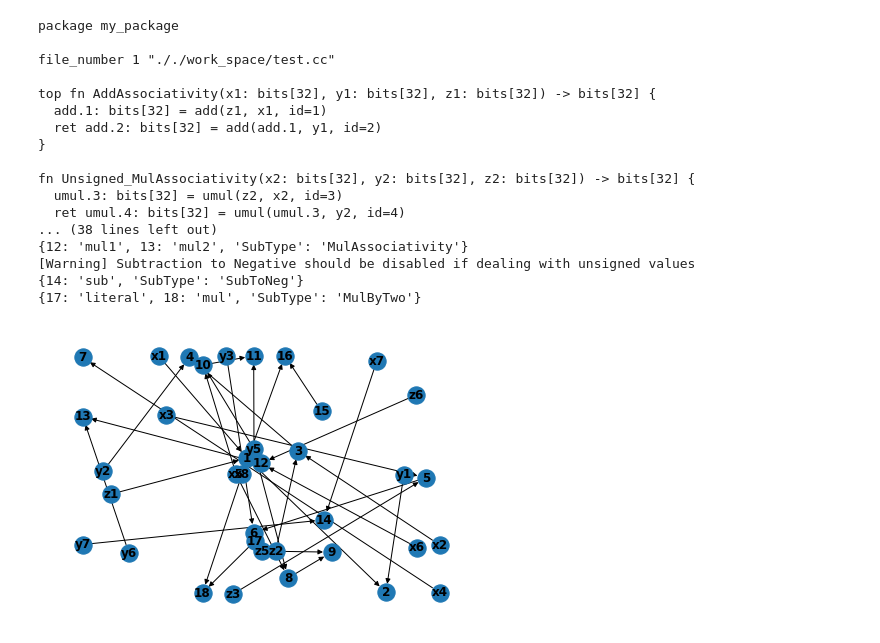
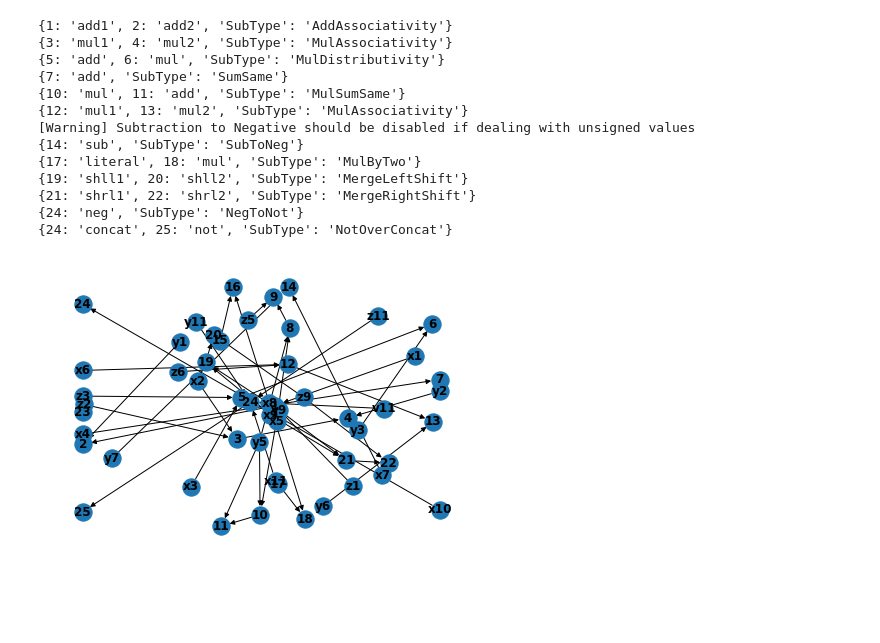
Before and after one commit to ZTTTX/XLSRL, a Jupyter notebook: third_party/graph_extraction/IR2Py2IR_test.ipynb, the cells around one changed output. Saved outputs shown, nothing was run; the diff lists cells and outputs as text; code cells hidden in the pictures; blank space fills up the shorter version.

```diff
--- a/third_party/graph_extraction/IR2Py2IR_test.ipynb
+++ b/third_party/graph_extraction/IR2Py2IR_test.ipynb
@@ -498,7 +607,7 @@ with open(file_path, 'r') as f:
     ir_content = f.read()
     ir_dict = slice_ir_by_function(ir_content)
 
-print(ir_content)
+# print(ir_content)
 
 FuncNodeDict = {}
 for fn_name, fn_content in ir_dict.items():
@@ -512,47 +621,48 @@ for fn_name, fn_content in ir_dict.items():
     FuncNodeDict[fn_name] = NodeDict
 
 SubCounter = 0
 NodeCounter = 0
 JsonOutDict = {}
 for fn_name, fn_nodes in FuncNodeDict.items():
     G = nx.DiGraph()
     G = DictToGraph(G, fn_nodes)
     G.graph['FuncName'] = fn_name
 
 
     nx.draw(G, with_labels=True, font_weight='bold')
 
     AllSubDict = match_subgraphs(G)
-    # This contains all the suggestions from the graph matcher
+    # This contains all the suggestions from the graph matcher.
+    # If we need to use E-Graph we can hook auto-generated subsitution suggestions here,
+    #     instead of using the current matcher that is hand-written
+    ResultSubDict = AllSubDict
+    # We insert some kind of suggestion function to filter the subsitution here.
+
     handler = SubsitutionHandler()
-    for SubDict in AllSubDict:
-        # If we need to add an RL controler, this would be the place to do it
+    for SubDict in ResultSubDict:
+        # We can also insert filtering model here.
         JsonOutDict[str(SubCounter)] = {}
         JsonOutDict[str(SubCounter)]['FuncName'] = fn_name
         subsitution_instruction, NodeCounter = handler.handle_subsitution(G, SubDict, NodeCounter)
         JsonOutDict[str(SubCounter)]['NodesInvolved'] = subsitution_instruction
         SubCounter += 1
         print(SubDict)
 
 
 with open('test_ins.json', 'w') as json_file:
     json.dump(JsonOutDict, json_file, indent=4)
 # %% [output]
-package my_package
-
-file_number 1 "././work_space/test.cc"
-
-top fn AddAssociativity(x1: bits[32], y1: bits[32], z1: bits[32]) -> bits[32] {
-  add.1: bits[32] = add(z1, x1, id=1)
-  ret add.2: bits[32] = add(add.1, y1, id=2)
-}
-
-fn Unsigned_MulAssociativity(x2: bits[32], y2: bits[32], z2: bits[32]) -> bits[32] {
-  umul.3: bits[32] = umul(z2, x2, id=3)
-  ret umul.4: bits[32] = umul(umul.3, y2, id=4)
-... (38 lines left out)
+{1: 'add1', 2: 'add2', 'SubType': 'AddAssociativity'}
+{3: 'mul1', 4: 'mul2', 'SubType': 'MulAssociativity'}
+{5: 'add', 6: 'mul', 'SubType': 'MulDistributivity'}
+{7: 'add', 'SubType': 'SumSame'}
+{10: 'mul', 11: 'add', 'SubType': 'MulSumSame'}
 {12: 'mul1', 13: 'mul2', 'SubType': 'MulAssociativity'}
 [Warning] Subtraction to Negative should be disabled if dealing with unsigned values
 {14: 'sub', 'SubType': 'SubToNeg'}
 {17: 'literal', 18: 'mul', 'SubType': 'MulByTwo'}
+{19: 'shll1', 20: 'shll2', 'SubType': 'MergeLeftShift'}
+{21: 'shrl1', 22: 'shrl2', 'SubType': 'MergeRightShift'}
+{24: 'neg', 'SubType': 'NegToNot'}
+{24: 'concat', 25: 'not', 'SubType': 'NotOverConcat'}
-[figure, old version]
+[figure, new version]
```
Also changed, not shown: parts of 4 cells of this notebook, 10 other files.
